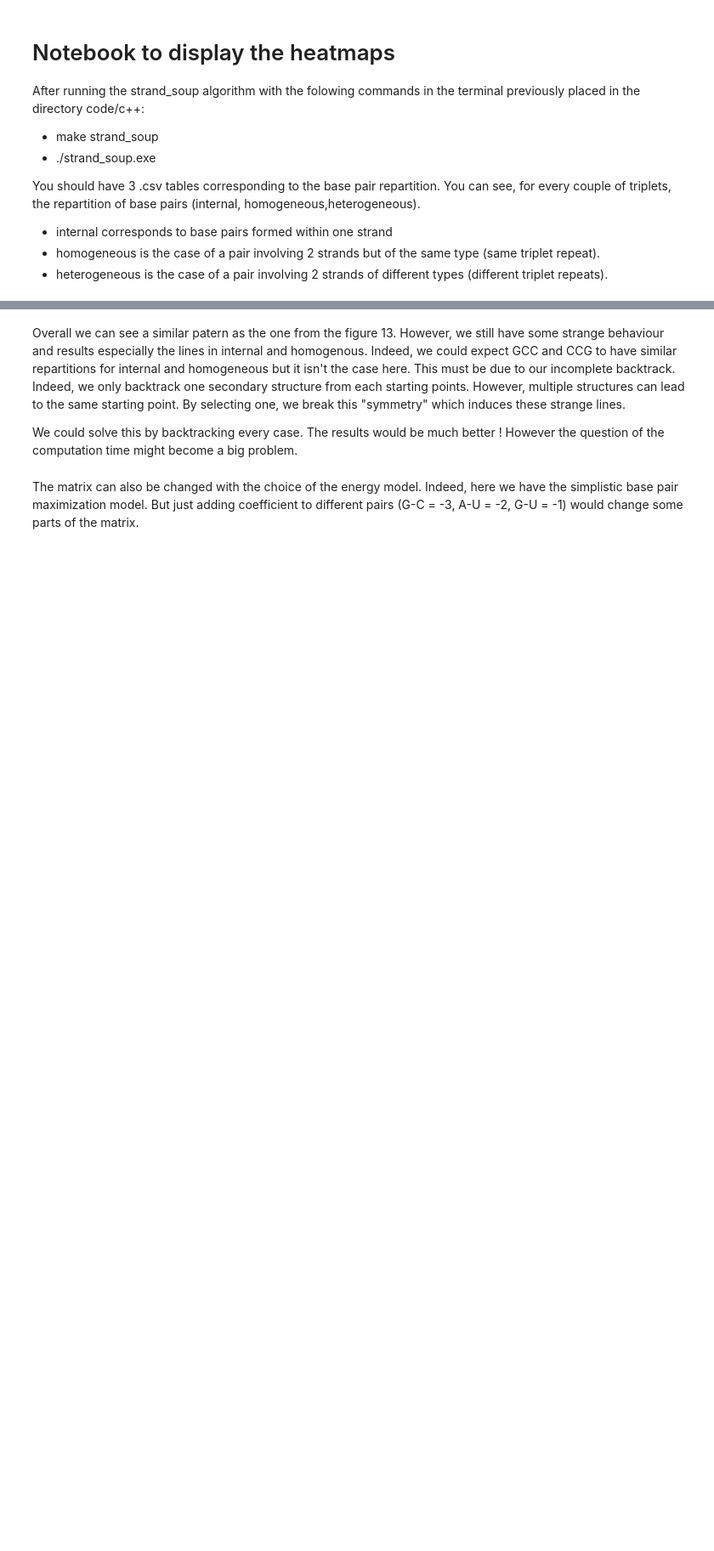
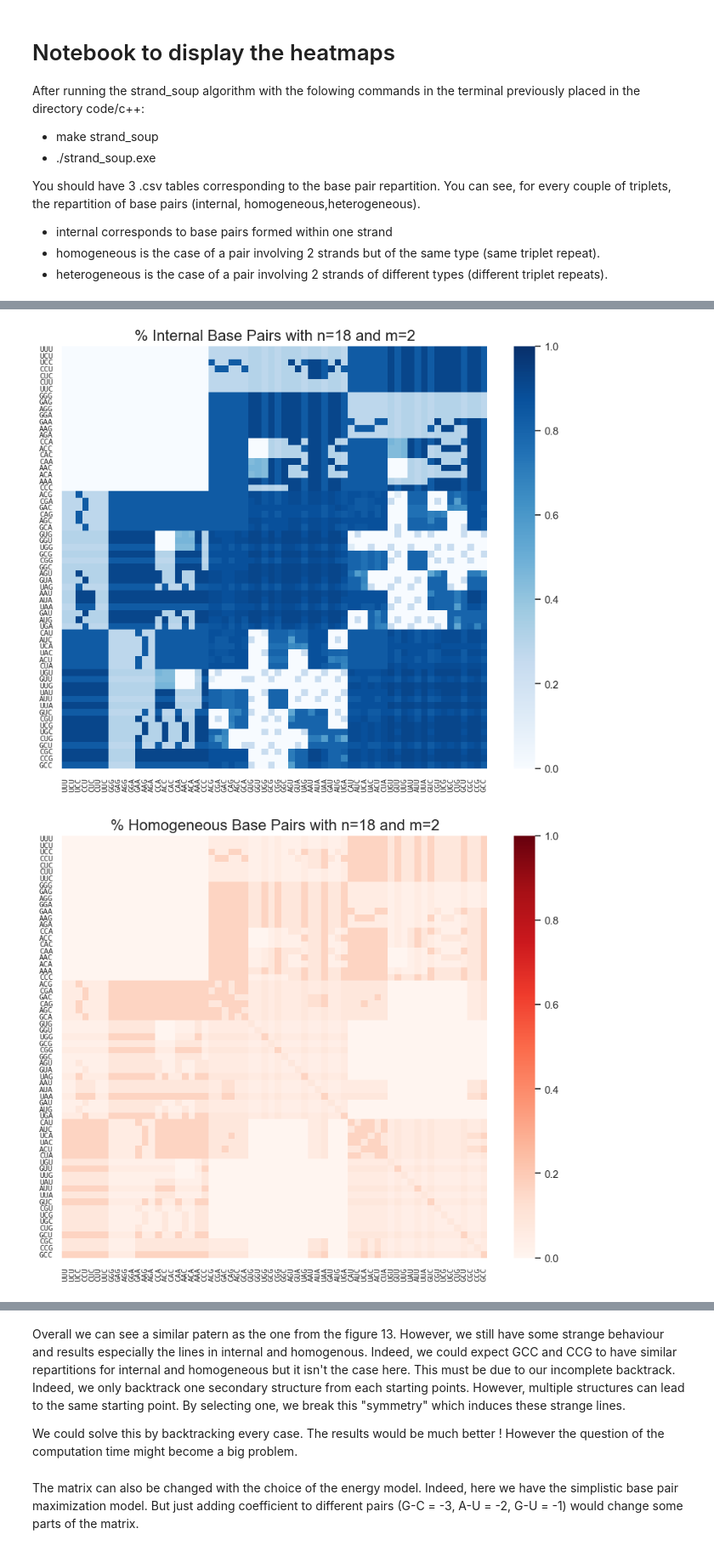
Before and after one commit to Mostafa-Elraies/rna_multistrands_full, a Jupyter notebook: results/Draw_matrices.ipynb, the cells around one changed output, grey strips where cells are left out. Shown at 85% size. Cells and saved outputs as stored; diff of their text form; code cells hidden in the pictures; blank space fills up the shorter version.

```diff
--- a/results/Draw_matrices.ipynb
+++ b/results/Draw_matrices.ipynb
@@ -69,0 +70,51 @@ plot_heatmap(heterogeneous_data, "% Heterogeneous Base Pairs with n=6 and m=2",
+# %%
+# Load the data from CSV files
+# The CSV files should be in the same directory as this script
+# You can change the file names as needed
+internal_data = pd.read_csv('internal_n=18_m=2.csv', index_col=0)
+homogeneous_data = pd.read_csv('homogeneous_n=18_m=2.csv', index_col=0)
+heterogeneous_data = pd.read_csv('heterogeneous_n=18_m=2.csv', index_col=0)
+# %%
+# Here we are reordering the rows and columns of the dataframes to match the order of the figure 13 of the paper
+custom_order = [
+    "UUU", "UCU", "UCC", "CCU", "CUC", "CUU", "UUC", "GGG", "GAG", "AGG", "GGA", "GAA", "AAG", "AGA",
+    "CCA", "ACC", "CAC", "CAA", "AAC", "ACA", "AAA", "CCC", "ACG", "CGA", "GAC", "CAG", "AGC", "GCA",
+    "GUG", "GGU", "UGG", "GCG", "CGG", "GGC", "AGU", "GUA", "UAG", "AAU", "AUA", "UAA", "GAU", "AUG",
+    "UGA", "CAU", "AUC", "UCA", "UAC", "ACU", "CUA", "UGU", "GUU", "UUG", "UAU", "AUU", "UUA", "GUC",
+    "CGU", "UCG", "UGC", "CUG", "GCU", "CGC", "CCG", "GCC"
+]
+
+internal_data = internal_data.loc[custom_order, custom_order]
+homogeneous_data = homogeneous_data.loc[custom_order, custom_order]
+heterogeneous_data = heterogeneous_data.loc[custom_order, custom_order]
+# %%
+# Set up the heatmap style
+sns.set_theme(style="whitegrid")
+
+# Function to plot a heatmap
+def plot_heatmap(data, title, cmap="YlGnBu", label_font_size=8):
+    plt.figure(figsize=(10, 8))
+    sns.heatmap(data,
+                annot=False,
+                cmap=cmap,
+                cbar=True,
+                vmin=0,
+                vmax=1,
+                xticklabels=data.columns,
+                yticklabels=data.index)
+    plt.title(title, fontsize=16)
+    plt.xticks(fontsize=label_font_size, rotation=90, fontfamily='monospace')
+    plt.yticks(fontsize=label_font_size, fontfamily='monospace')
+    plt.show()
+
+# Plot the heatmap for internal base pairing
+plot_heatmap(internal_data, "% Internal Base Pairs with n=18 and m=2", cmap="Blues")
+
+# Plot the heatmap for homogeneous base pairing
+plot_heatmap(homogeneous_data, "% Homogeneous Base Pairs with n=18 and m=2", cmap="Reds")
+
+# Plot the heatmap for heterogeneous base pairing
+plot_heatmap(heterogeneous_data, "% Heterogeneous Base Pairs with n=18 and m=2", cmap="Greens")
+# %% [output]
+[figure, added]
+[figure, added]
```
Also changed, not shown: parts of 3 cells of this notebook, 16 other files.
